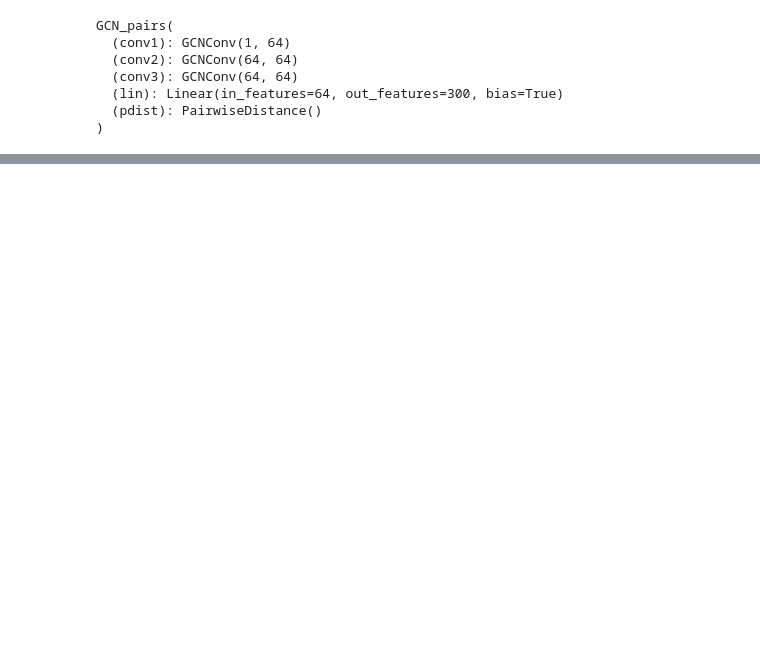
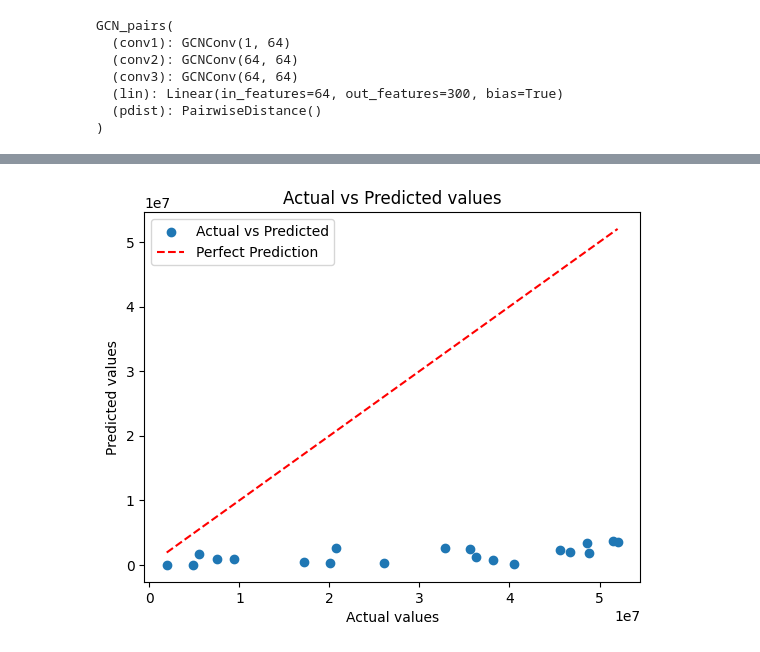
Before and after one commit to SDavenia/CL-GNN, a Jupyter notebook: hom_counts_exploration.ipynb, the cells around one changed output, grey strips where cells are left out. Drawn from its saved outputs; the diff is of its cells as text; code cells hidden in the pictures; blank space fills up the shorter version.

```diff
--- a/hom_counts_exploration.ipynb
+++ b/hom_counts_exploration.ipynb
@@ -239,0 +253,3 @@ Epoch: 20 | Epoch Time: 0m 2s
+# %%
+model = GCN_pairs(input_features=dataset.num_node_features, hidden_channels=64, output_embeddings=300, name='GCN3').to(device)
+model.load_state_dict(torch.load("models/GCN3.pt"))
@@ -239,0 +269,44 @@ Epoch: 20 | Epoch Time: 0m 2s
+# %%
+def score(model, loader):
+    """
+    Given a (pre-trained) model and a dataloader,
+    It returns:
+        - y: the true values of the regressor
+        - predict: the predicted values according to the model
+    """
+
+    y = torch.Tensor()
+    predictions = torch.Tensor()
+
+    model.eval()
+    with torch.no_grad():
+        # The remaining part is the same with the difference of not using the optimizer to backpropagation
+        for batch in val_loader:
+            y = torch.cat((y, batch['distance']))
+            preds = model(batch.x_1.float(), batch.edge_index_1, batch.x_1_batch,
+                                    batch.x_2.float(), batch.edge_index_2, batch.x_2_batch)
+            predictions = torch.cat((predictions, preds))
+    return y, predictions
+# %%
+y, predictions = score(model, val_loader)
+# %%
+y_array = y.numpy()
+predictions_array = predictions.numpy()
+
+y_array = y_array[0:20]
+predictions_array = predictions_array[0:20]
+
+# Plot the actual vs predicted values
+plt.scatter(y_array, predictions_array, label='Actual vs Predicted')
+plt.plot([min(y_array), max(y_array)], [min(y_array), max(y_array)], '--', color='red', label='Perfect Prediction')
+
+# Customize the plot
+plt.xlabel('Actual values')
+plt.ylabel('Predicted values')
+plt.title('Actual vs Predicted values')
+plt.legend()
+
+# Show the plot
+plt.show()
+# %% [output]
+[figure, added]
```
Also changed, not shown: parts of 9 cells of this notebook, 1 other file.
